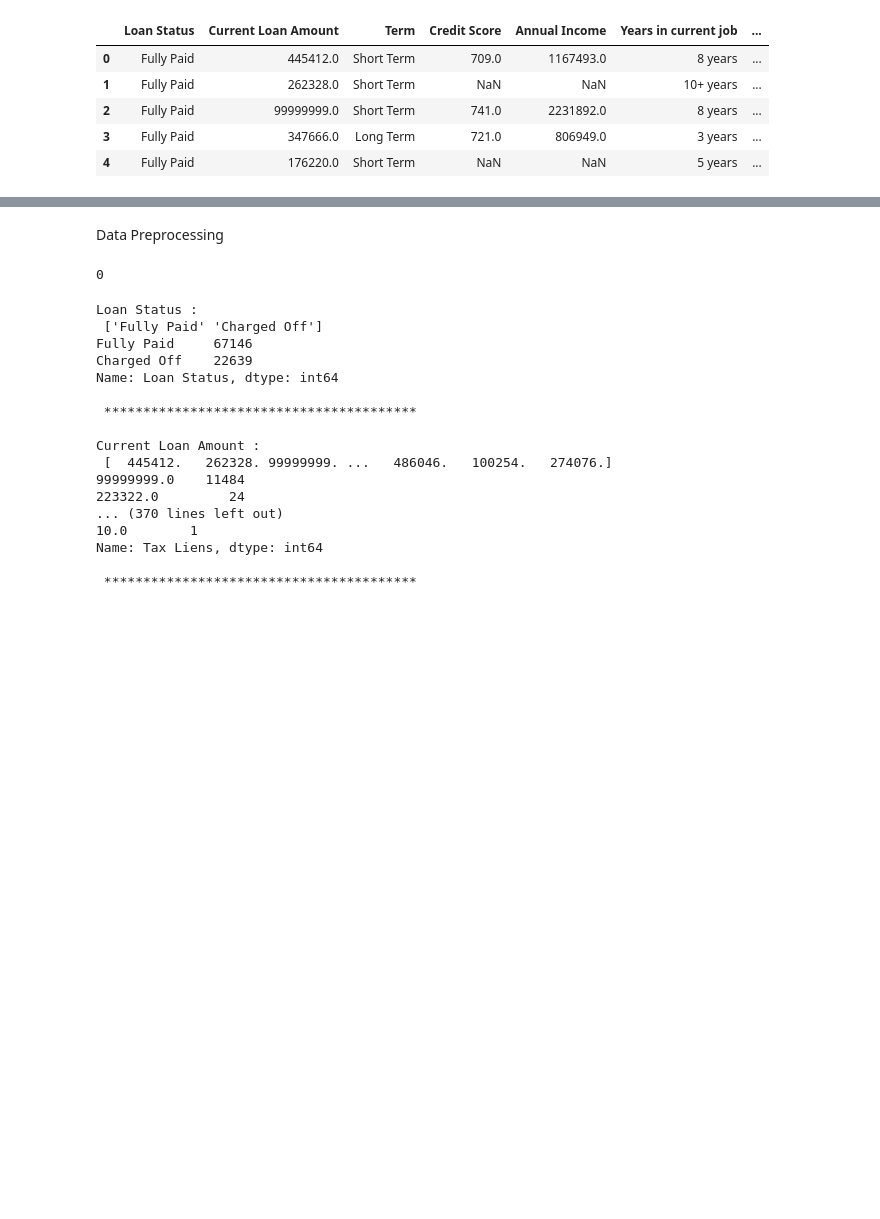
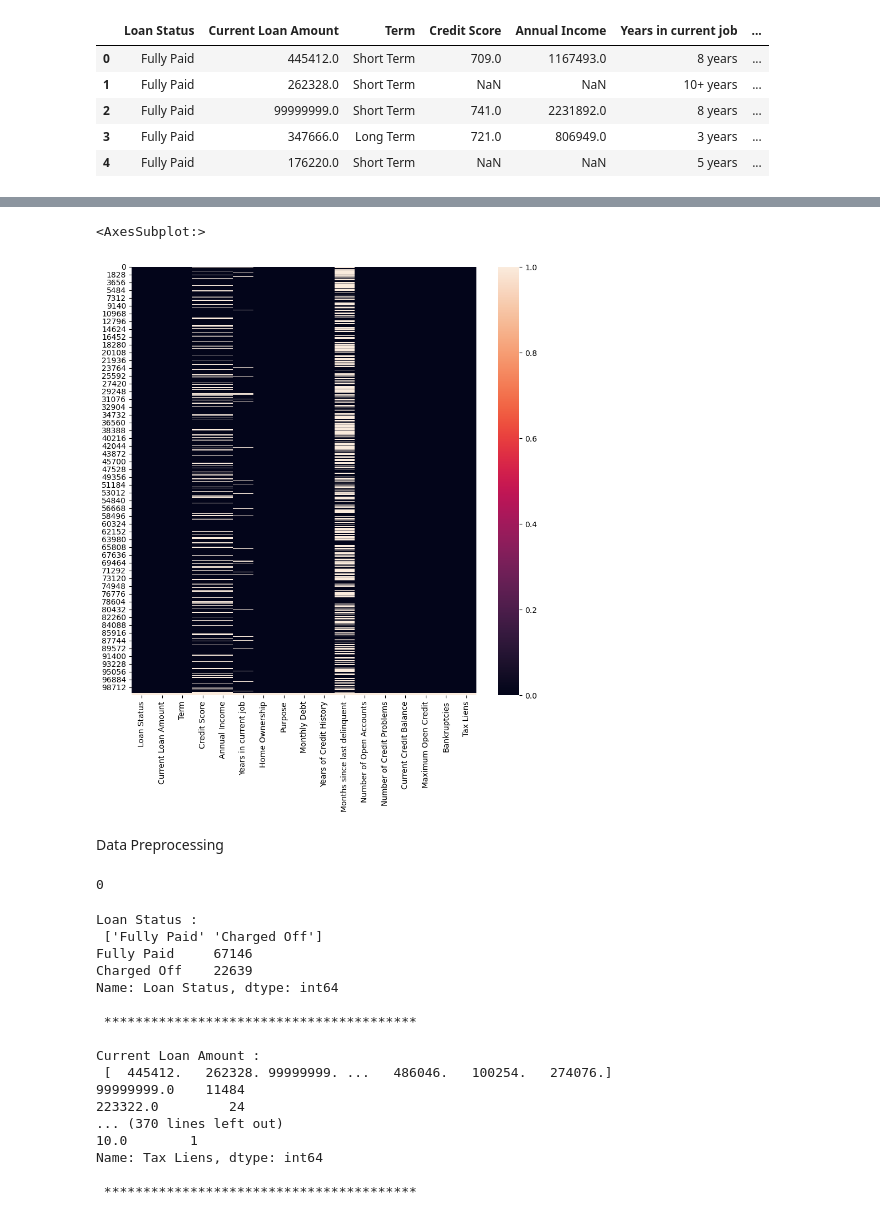
Before and after one commit to shauryat1298/Bank-Loan-Status, a Jupyter notebook: bank_loan.ipynb, the cells around one changed output, grey strips where cells are left out. Drawn from its saved outputs; the diff is of its cells as text; code cells hidden in the pictures; blank space fills up the shorter version.

```diff
--- a/bank_loan.ipynb
+++ b/bank_loan.ipynb
@@ -22,3 +44,10 @@ df_train.head()
+# %%
+# Lets plot the heatmap for null values
+plt.figure(figsize=(10,10))
+sns.heatmap(df_train.isnull())
+# %% [output]
+<AxesSubplot:>
+[figure, added]
 # %% [markdown]
 Data Preprocessing
 # %%
```
Also changed, not shown: parts of 83 cells of this notebook.
